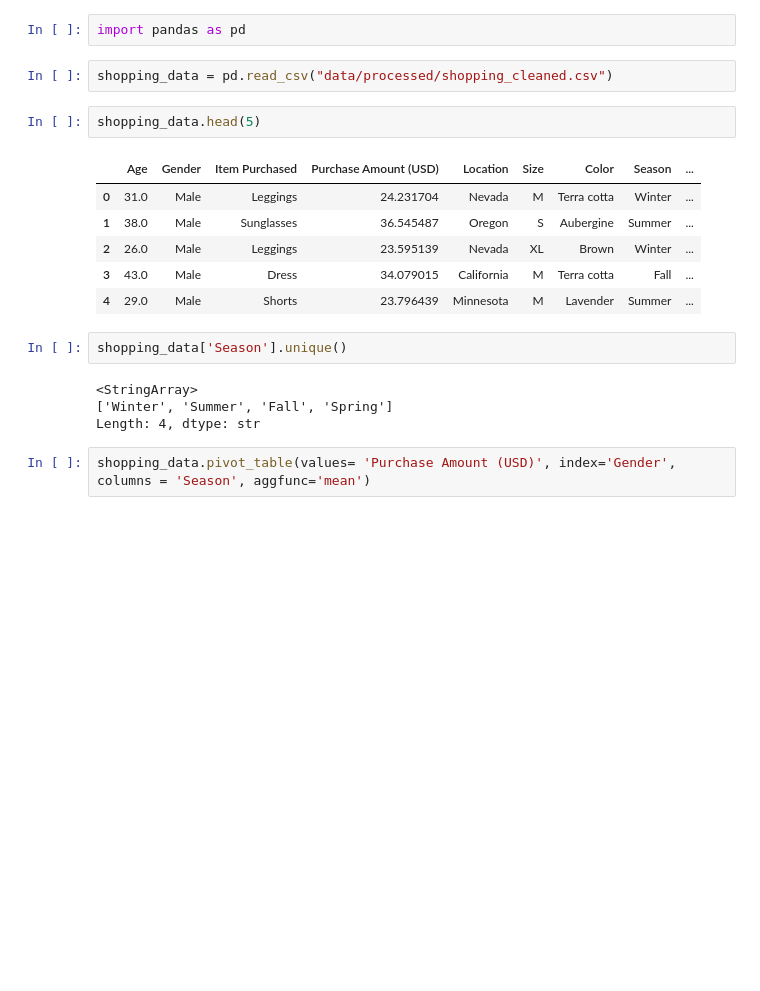
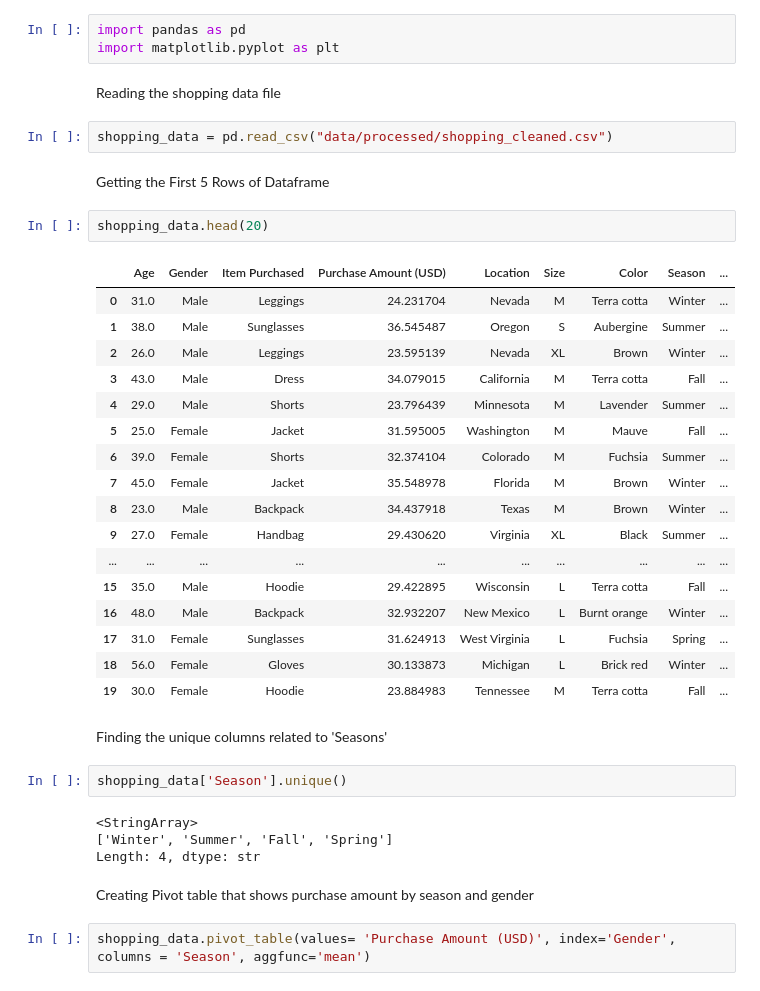
Before and after one commit to AmiJoba22/ShoppingCart_Datapipe, a Jupyter notebook: exploration.ipynb, the cells around one changed output. Drawn from its saved outputs; the diff is of its cells as text; blank space fills up the shorter version.

```diff
--- a/exploration.ipynb
+++ b/exploration.ipynb
@@ -1,22 +1,42 @@
 # %%
 import pandas as pd
+import matplotlib.pyplot as plt
+# %% [markdown]
+Reading the shopping data file
 # %%
 shopping_data = pd.read_csv("data/processed/shopping_cleaned.csv")
+# %% [markdown]
+Getting the First 5 Rows of Dataframe
 # %%
-shopping_data.head(5)
+shopping_data.head(20)
 # %% [output]
 |  | Age | Gender | Item Purchased | Purchase Amount (USD) | Location | Size | Color | Season | ... |
 | 0 | 31.0 | Male | Leggings | 24.231704 | Nevada | M | Terra cotta | Winter | ... |
 | 1 | 38.0 | Male | Sunglasses | 36.545487 | Oregon | S | Aubergine | Summer | ... |
 | 2 | 26.0 | Male | Leggings | 23.595139 | Nevada | XL | Brown | Winter | ... |
 | 3 | 43.0 | Male | Dress | 34.079015 | California | M | Terra cotta | Fall | ... |
 | 4 | 29.0 | Male | Shorts | 23.796439 | Minnesota | M | Lavender | Summer | ... |
+| 5 | 25.0 | Female | Jacket | 31.595005 | Washington | M | Mauve | Fall | ... |
+| 6 | 39.0 | Female | Shorts | 32.374104 | Colorado | M | Fuchsia | Summer | ... |
+| 7 | 45.0 | Female | Jacket | 35.548978 | Florida | M | Brown | Winter | ... |
+| 8 | 23.0 | Male | Backpack | 34.437918 | Texas | M | Brown | Winter | ... |
+| 9 | 27.0 | Female | Handbag | 29.430620 | Virginia | XL | Black | Summer | ... |
+| ... | ... | ... | ... | ... | ... | ... | ... | ... | ... |
+| 15 | 35.0 | Male | Hoodie | 29.422895 | Wisconsin | L | Terra cotta | Fall | ... |
+| 16 | 48.0 | Male | Backpack | 32.932207 | New Mexico | L | Burnt orange | Winter | ... |
+| 17 | 31.0 | Female | Sunglasses | 31.624913 | West Virginia | L | Fuchsia | Spring | ... |
+| 18 | 56.0 | Female | Gloves | 30.133873 | Michigan | L | Brick red | Winter | ... |
+| 19 | 30.0 | Female | Hoodie | 23.884983 | Tennessee | M | Terra cotta | Fall | ... |
+# %% [markdown]
+Finding the unique columns related to 'Seasons'
 # %%
 shopping_data['Season'].unique()
 # %% [output]
 <StringArray>
 ['Winter', 'Summer', 'Fall', 'Spring']
 Length: 4, dtype: str
+# %% [markdown]
+Creating Pivot table that shows purchase amount by season and gender
 # %%
 shopping_data.pivot_table(values= 'Purchase Amount (USD)', index='Gender', columns = 'Season', aggfunc='mean')
 # %% [output]
```
Also changed, not shown: parts of 26 cells of this notebook.
